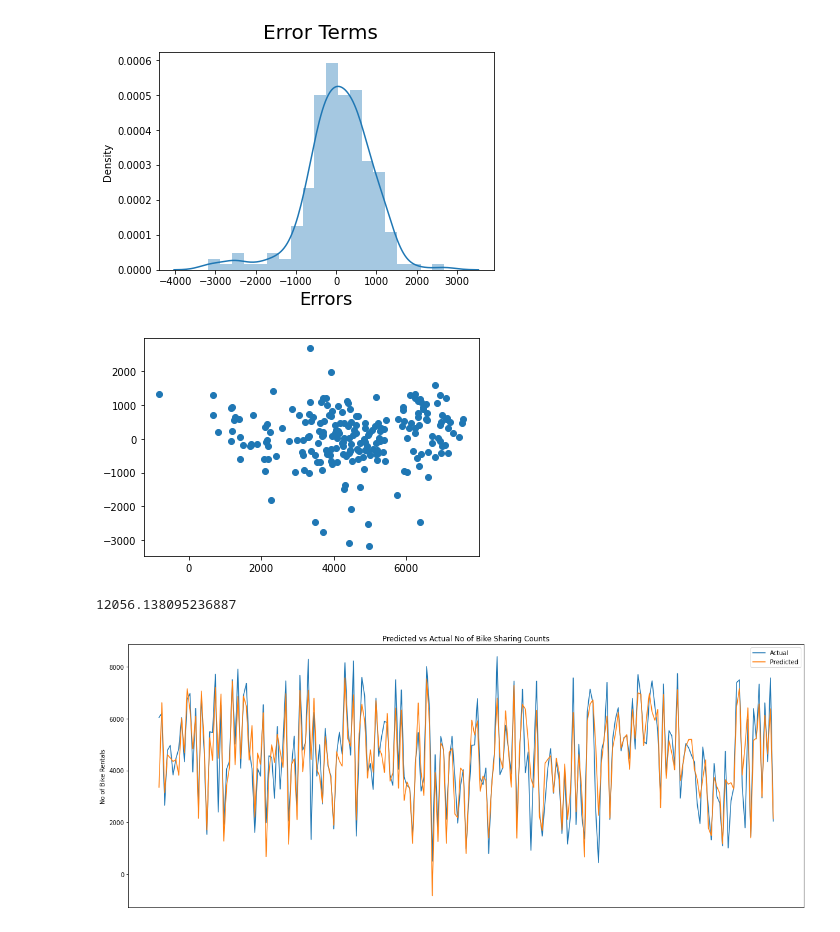
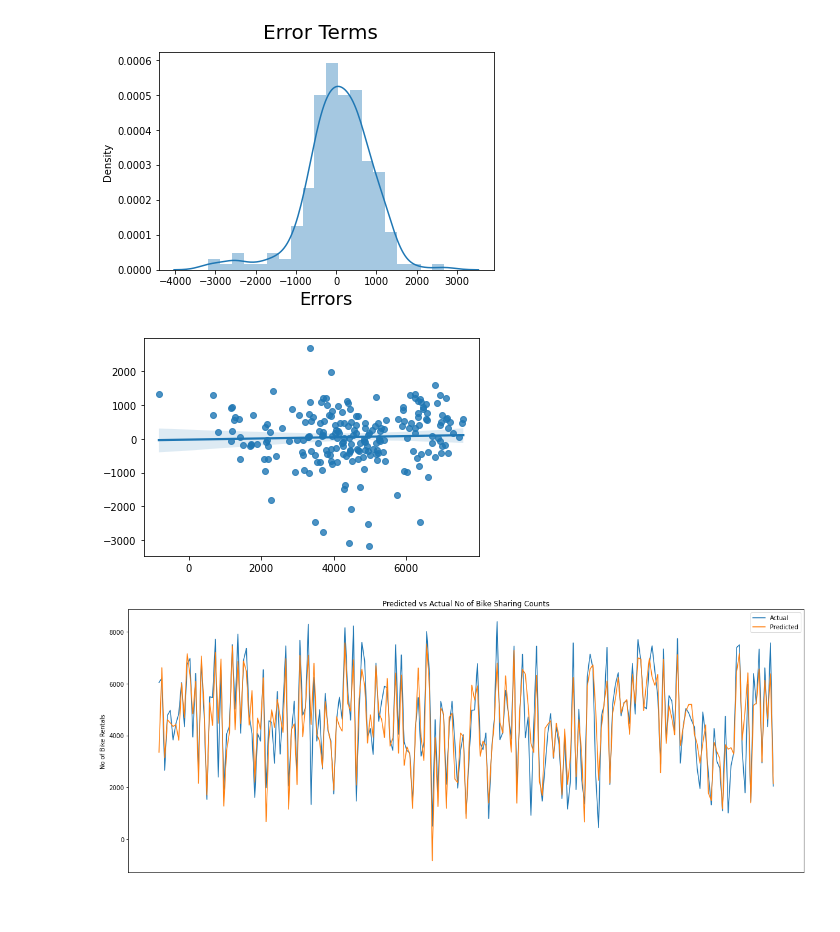
Before and after one commit to ishankarve/Linear-Regression, a Jupyter notebook: Multiple Linear Regression in Python/Assignment/Bike Sharing.ipynb, the cells around one changed output. Cells and saved outputs as stored; diff of their text form; code cells hidden in the pictures.

```diff
--- a/Multiple Linear Regression in Python/Assignment/Bike Sharing.ipynb
+++ b/Multiple Linear Regression in Python/Assignment/Bike Sharing.ipynb
@@ -832,12 +832,12 @@ plt.xlabel('Errors', fontsize = 18)
 Text(0.5, 0, 'Errors')
 [figure]
 # %%
-plt.scatter(y_pred,(y_test - y_pred))
+#plt.scatter(y_pred,(y_test - y_pred))
+#plt.show()
+sns.regplot(y_pred,y_test-y_pred,'r')
 plt.show()
-(y_test-y_pred).sum()
 # %% [output]
-[figure, old version]
+[figure, new version]
-12056.138095236887
 # %%
 # Plotting Actual vs Predicted No of Shares
 fig,ax = plt.subplots()
```
